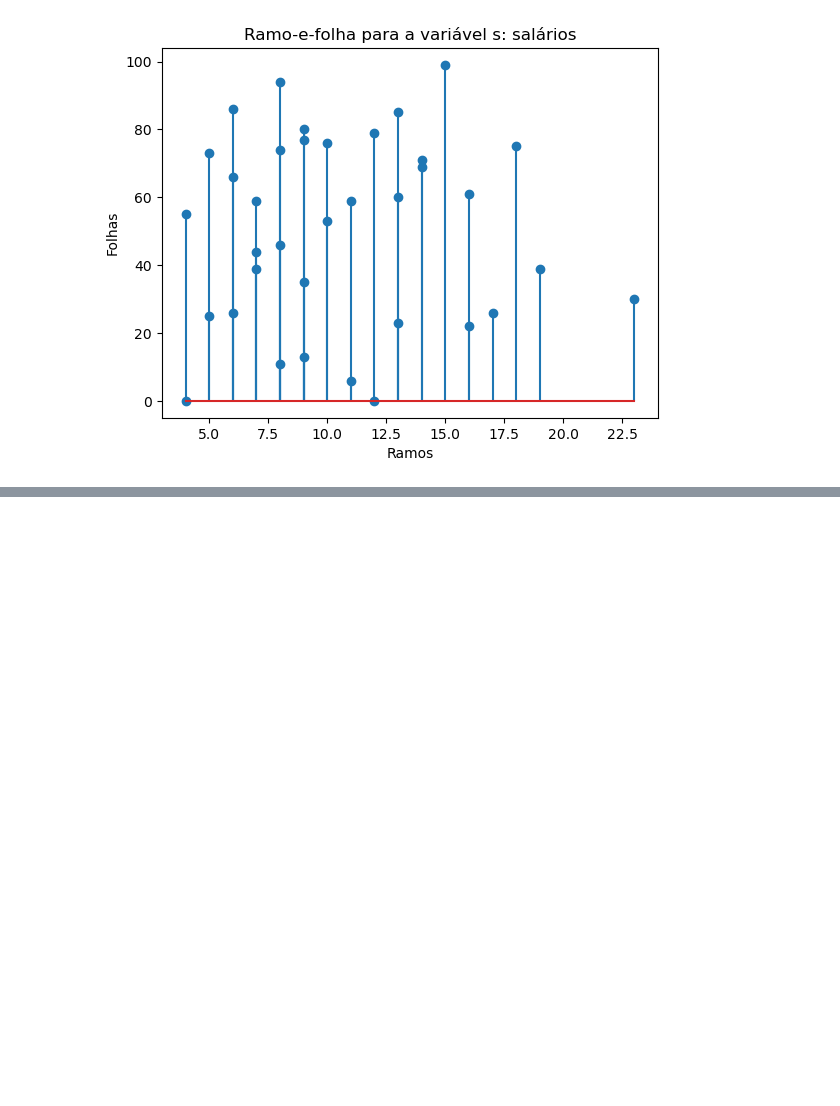
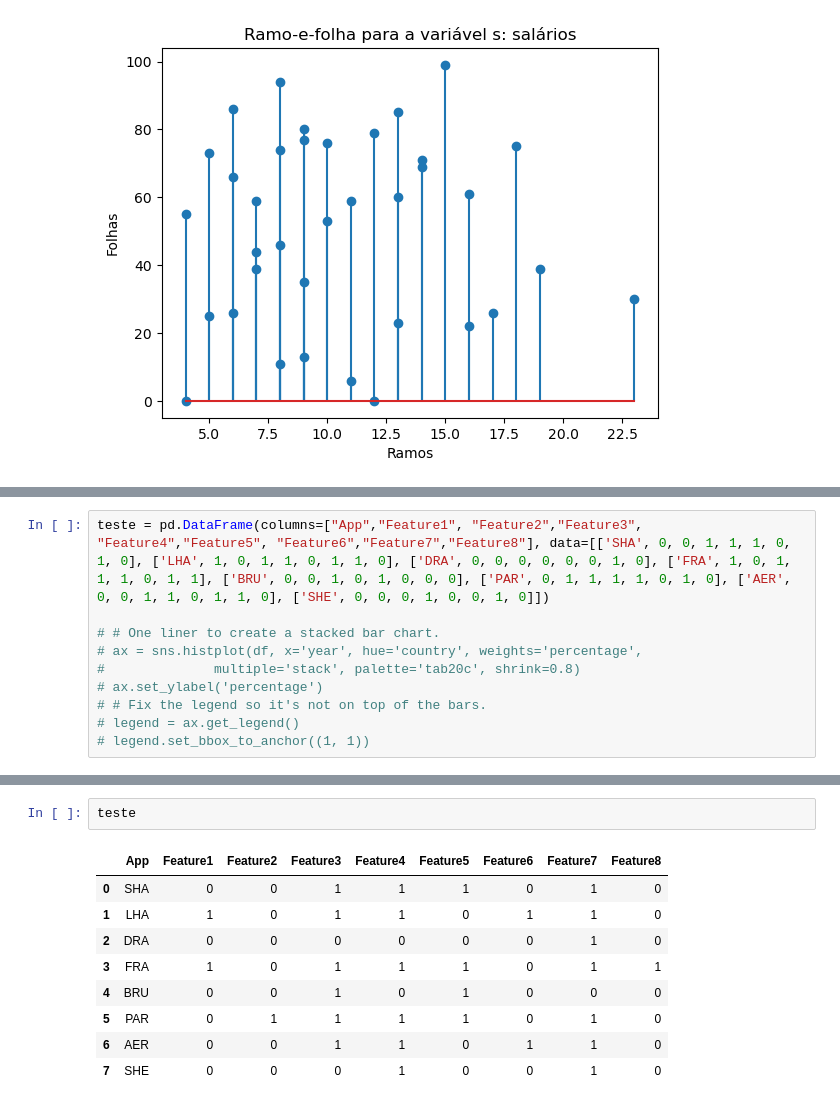
Before and after one commit to BrunoOlivei/estatistica, a Jupyter notebook: Exemplos.ipynb, the cells around one changed output, grey strips where cells are left out. Drawn from its saved outputs; the diff is of its cells as text; blank space fills up the shorter version.

```diff
--- a/Exemplos.ipynb
+++ b/Exemplos.ipynb
@@ -121,0 +294,10 @@ plt.show()
+# %%
+teste = pd.DataFrame(columns=["App","Feature1", "Feature2","Feature3", "Feature4","Feature5", "Feature6","Feature7","Feature8"], data=[['SHA', 0, 0, 1, 1, 1, 0, 1, 0], ['LHA', 1, 0, 1, 1, 0, 1, 1, 0], ['DRA', 0, 0, 0, 0, 0, 0, 1, 0], ['FRA', 1, 0, 1, 1, 1, 0, 1, 1], ['BRU', 0, 0, 1, 0, 1, 0, 0, 0], ['PAR', 0, 1, 1, 1, 1, 0, 1, 0], ['AER', 0, 0, 1, 1, 0, 1, 1, 0], ['SHE', 0, 0, 0, 1, 0, 0, 1, 0]])
+
+# # One liner to create a stacked bar chart.
+# ax = sns.histplot(df, x='year', hue='country', weights='percentage',
+#              multiple='stack', palette='tab20c', shrink=0.8)
+# ax.set_ylabel('percentage')
+# # Fix the legend so it's not on top of the bars.
+# legend = ax.get_legend()
+# legend.set_bbox_to_anchor((1, 1))
@@ -121,0 +315,12 @@ plt.show()
+# %%
+teste
+# %% [output]
+|  | App | Feature1 | Feature2 | Feature3 | Feature4 | Feature5 | Feature6 | Feature7 | Feature8 |
+| 0 | SHA | 0 | 0 | 1 | 1 | 1 | 0 | 1 | 0 |
+| 1 | LHA | 1 | 0 | 1 | 1 | 0 | 1 | 1 | 0 |
+| 2 | DRA | 0 | 0 | 0 | 0 | 0 | 0 | 1 | 0 |
+| 3 | FRA | 1 | 0 | 1 | 1 | 1 | 0 | 1 | 1 |
+| 4 | BRU | 0 | 0 | 1 | 0 | 1 | 0 | 0 | 0 |
+| 5 | PAR | 0 | 1 | 1 | 1 | 1 | 0 | 1 | 0 |
+| 6 | AER | 0 | 0 | 1 | 1 | 0 | 1 | 1 | 0 |
+| 7 | SHE | 0 | 0 | 0 | 1 | 0 | 0 | 1 | 0 |
```
Also changed, not shown: parts of 13 cells of this notebook, 2 other files.
